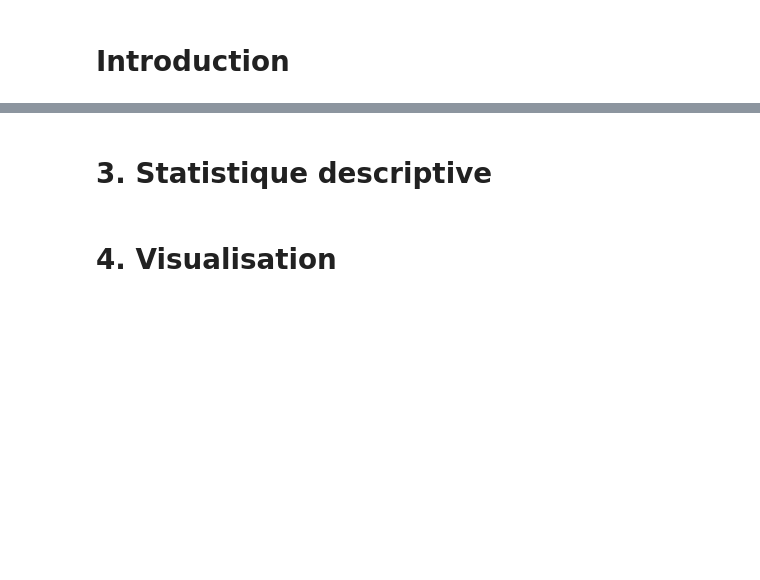
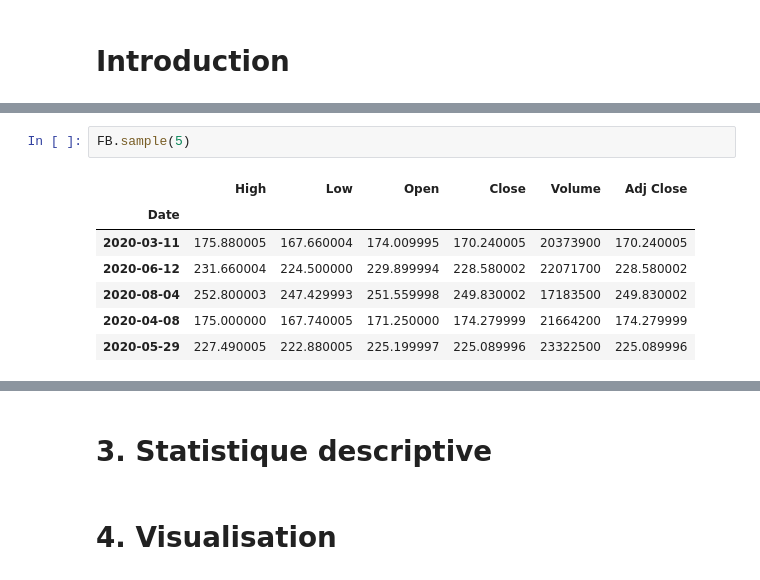
Before and after one commit to lasme-ephrem/pythonproject2a, a Jupyter notebook: notebook_projet_python_lasme_new.ipynb, the cells around one changed output, grey strips where cells are left out. Drawn from its saved outputs; the diff is of its cells as text; blank space fills up the shorter version.

```diff
--- a/notebook_projet_python_lasme_new.ipynb
+++ b/notebook_projet_python_lasme_new.ipynb
@@ -8,0 +72,10 @@
+# %%
+FB.sample(5)
+# %% [output]
+|  | High | Low | Open | Close | Volume | Adj Close |
+| Date |  |  |  |  |  |  |
+| 2020-03-11 | 175.880005 | 167.660004 | 174.009995 | 170.240005 | 20373900 | 170.240005 |
+| 2020-06-12 | 231.660004 | 224.500000 | 229.899994 | 228.580002 | 22071700 | 228.580002 |
+| 2020-08-04 | 252.800003 | 247.429993 | 251.559998 | 249.830002 | 17183500 | 249.830002 |
+| 2020-04-08 | 175.000000 | 167.740005 | 171.250000 | 174.279999 | 21664200 | 174.279999 |
+| 2020-05-29 | 227.490005 | 222.880005 | 225.199997 | 225.089996 | 23322500 | 225.089996 |
```
Also changed, not shown: parts of 20 cells of this notebook, 2 other files.
